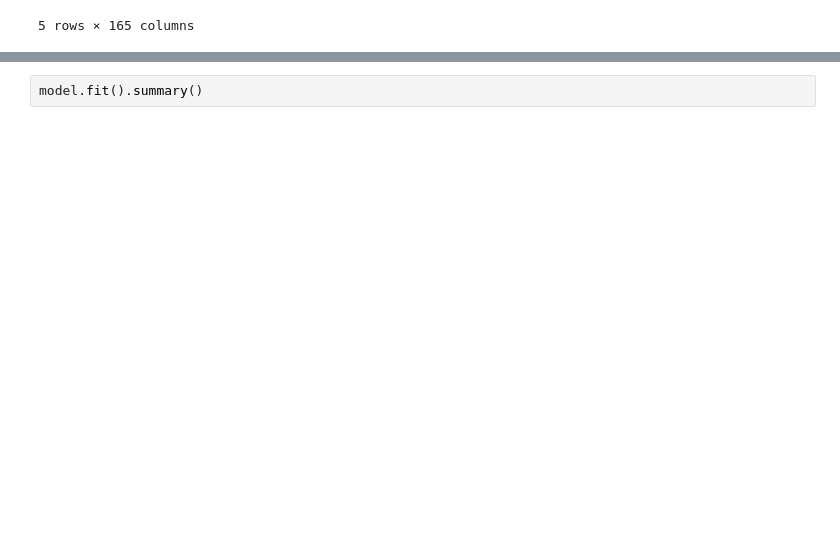
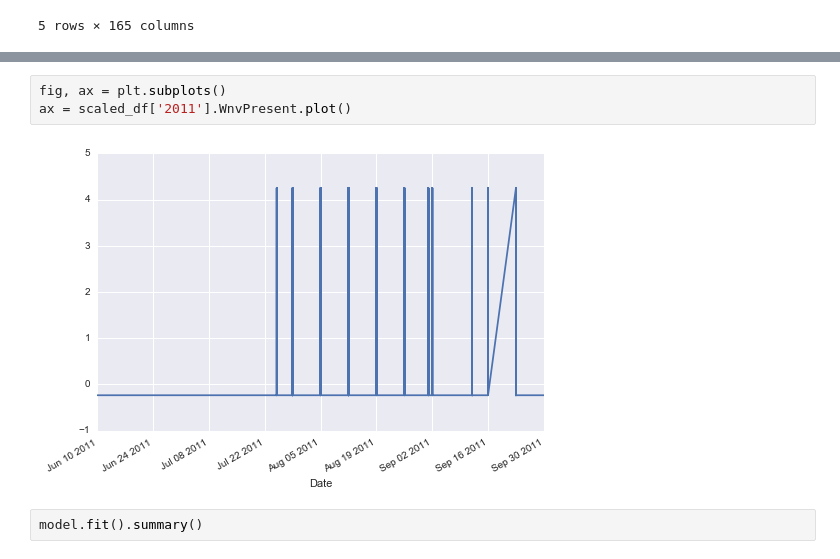
Before and after one commit to cl65610/west_nile, a Jupyter notebook: models/ARIMA.ipynb, the cells around one changed output, grey strips where cells are left out. Drawn from its saved outputs; the diff is of its cells as text; blank space fills up the shorter version.

```diff
--- a/models/ARIMA.ipynb
+++ b/models/ARIMA.ipynb
@@ -186,2 +199,7 @@ AttributeError: 'ARIMAResults' object has no attribute 'score'
+# %%
+fig, ax = plt.subplots()
+ax = scaled_df['2011'].WnvPresent.plot()
+# %% [output]
+[figure, added]
 # %%
 model.fit().summary()
```
Also changed, not shown: parts of 13 cells of this notebook, 1 other file.
